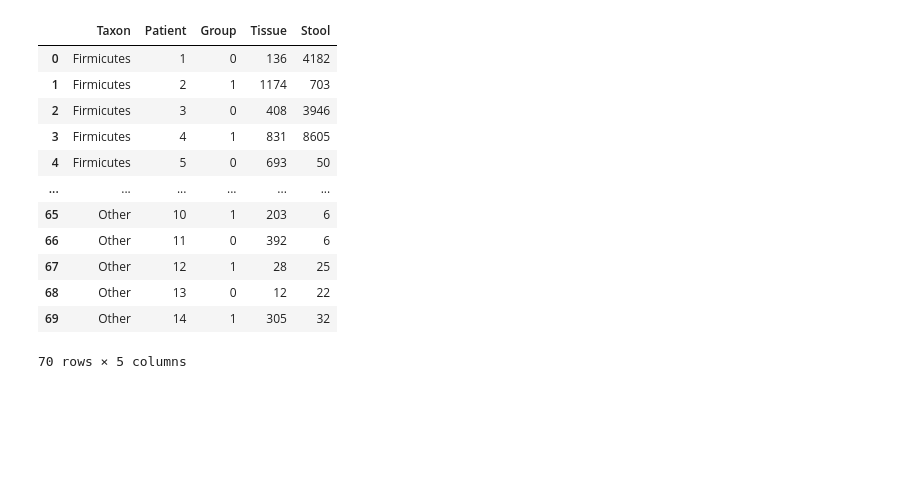
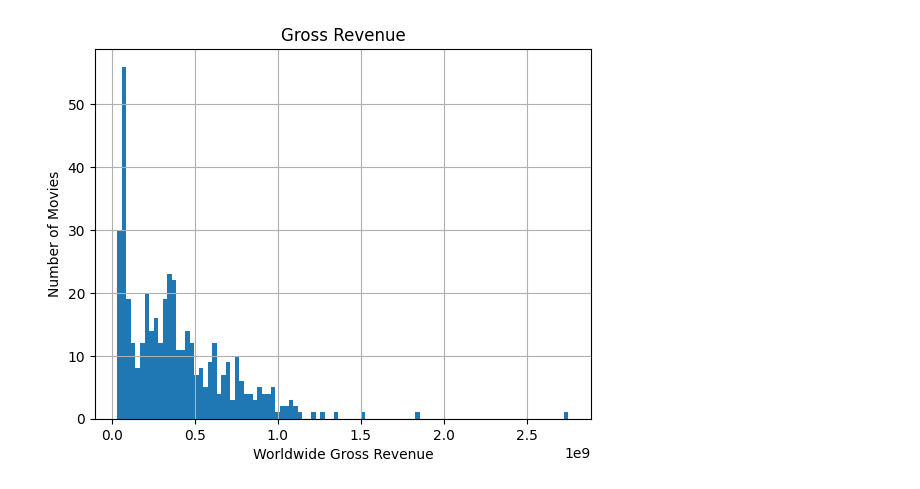
Before and after one commit to company5555/ie-421, a Jupyter notebook: Data - Visualization.ipynb, the cells around one changed output. Saved outputs shown, nothing was run; the diff lists cells and outputs as text; code cells hidden in the pictures; blank space fills up the shorter version.

```diff
--- a/Data - Visualization.ipynb
+++ b/Data - Visualization.ipynb
@@ -7,2 +10,3 @@ import pandas as pd
 # %%
-df = pd.read_csv("microbiome.csv")
+movies = pd.read_csv("movies.csv")
+movies
@@ -9,16 +27,8 @@ df = pd.read_csv("microbiome.csv")
-# %%
-df
-# %% [output]
-|  | Taxon | Patient | Group | Tissue | Stool |
-| 0 | Firmicutes | 1 | 0 | 136 | 4182 |
-| 1 | Firmicutes | 2 | 1 | 1174 | 703 |
-| 2 | Firmicutes | 3 | 0 | 408 | 3946 |
-| 3 | Firmicutes | 4 | 1 | 831 | 8605 |
-| 4 | Firmicutes | 5 | 0 | 693 | 50 |
-| ... | ... | ... | ... | ... | ... |
-| 65 | Other | 10 | 1 | 203 | 6 |
-| 66 | Other | 11 | 0 | 392 | 6 |
-| 67 | Other | 12 | 1 | 28 | 25 |
-| 68 | Other | 13 | 0 | 12 | 22 |
-| 69 | Other | 14 | 1 | 305 | 32 |
-70 rows × 5 columns
+# %%
+movies["worldwide_gross"].hist(bins=100)
+
+plt.xlabel('Worldwide Gross Revenue')
+plt.ylabel('Number of Movies')
+plt.title("Gross Revenue");
+# %% [output]
+[figure, added]
```
Also changed, not shown: parts of 10 cells of this notebook.
